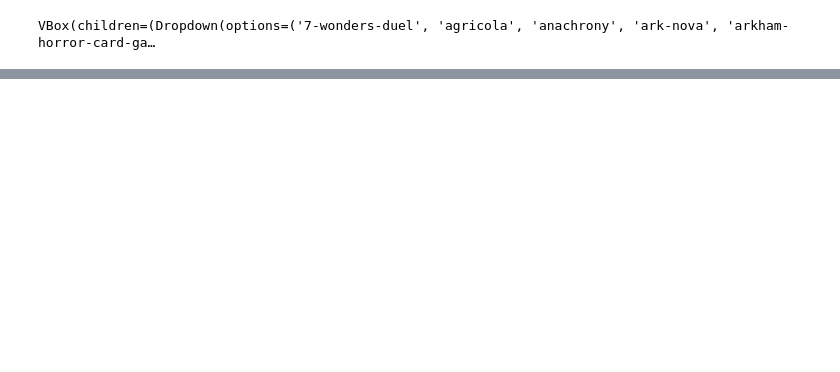
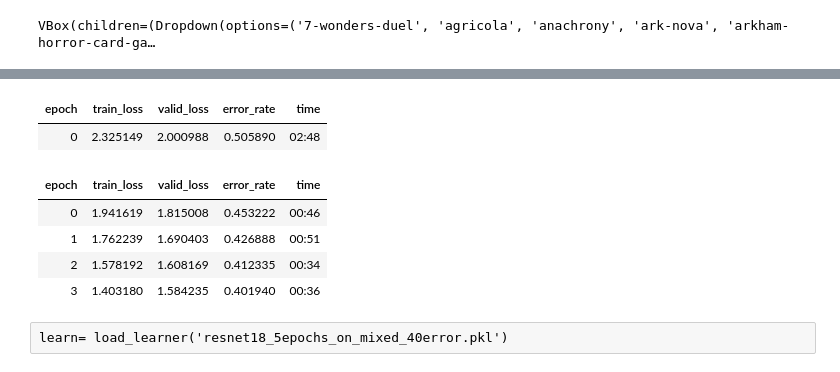
Before and after one commit to jonaskaszian/boardgame-vision, a Jupyter notebook: bg-rec.ipynb, the cells around one changed output, grey strips where cells are left out. Saved outputs shown, nothing was run; the diff lists cells and outputs as text; code cells hidden in the pictures; blank space fills up the shorter version.

```diff
--- a/bg-rec.ipynb
+++ b/bg-rec.ipynb
@@ -229,0 +244,2 @@ for idx,cat in cleaner.change(): shutil.move(cleaner.fns[idx], path/cat)
+# %%
+path = Path('boardgame-pictures-bgg-as-downloaded/')
@@ -229,0 +252,10 @@ for idx,cat in cleaner.change(): shutil.move(cleaner.fns[idx], path/cat)
+# %%
+dls = DataBlock(
+    blocks=(ImageBlock, CategoryBlock),
+    get_items=get_image_files,
+    splitter=RandomSplitter(valid_pct=0.2),
+    get_y=parent_label,
+    #item_tfms=[Resize(192, method='squish')]
+    item_tfms=Resize(460),
+    batch_tfms=aug_transforms(size=224, min_scale=0.75)
+).dataloaders(path)
@@ -229,0 +266,2 @@ for idx,cat in cleaner.change(): shutil.move(cleaner.fns[idx], path/cat)
+# %%
+learn = vision_learner(dls, 'resnet18', metrics=error_rate)
@@ -229,0 +275,10 @@ for idx,cat in cleaner.change(): shutil.move(cleaner.fns[idx], path/cat)
+# %%
+learn.fine_tune(4)
+# %% [output]
+| epoch | train_loss | valid_loss | error_rate | time |
+| 0 | 2.325149 | 2.000988 | 0.505890 | 02:48 |
+| epoch | train_loss | valid_loss | error_rate | time |
+| 0 | 1.941619 | 1.815008 | 0.453222 | 00:46 |
+| 1 | 1.762239 | 1.690403 | 0.426888 | 00:51 |
+| 2 | 1.578192 | 1.608169 | 0.412335 | 00:34 |
+| 3 | 1.403180 | 1.584235 | 0.401940 | 00:36 |
@@ -229,0 +289,2 @@ for idx,cat in cleaner.change(): shutil.move(cleaner.fns[idx], path/cat)
+# %% [raw]
+learn= load_learner('resnet18_5epochs_on_mixed_40error.pkl')
```
Also changed, not shown: parts of 67 cells of this notebook, 4 other files.
